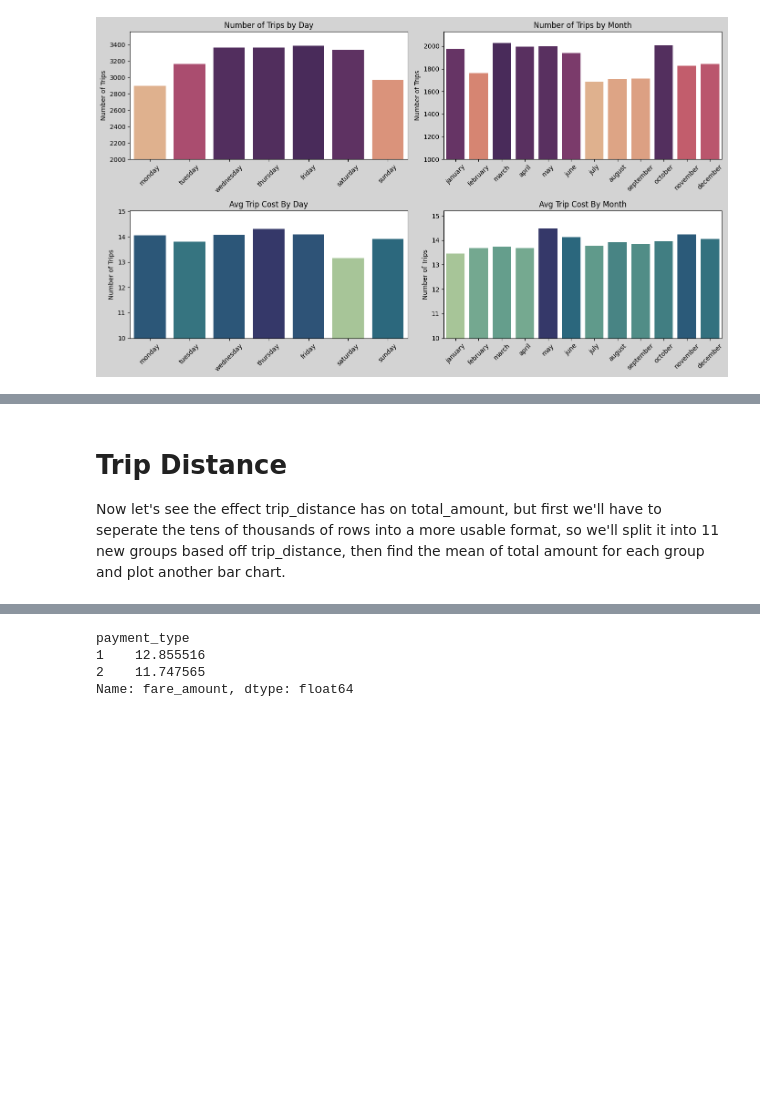
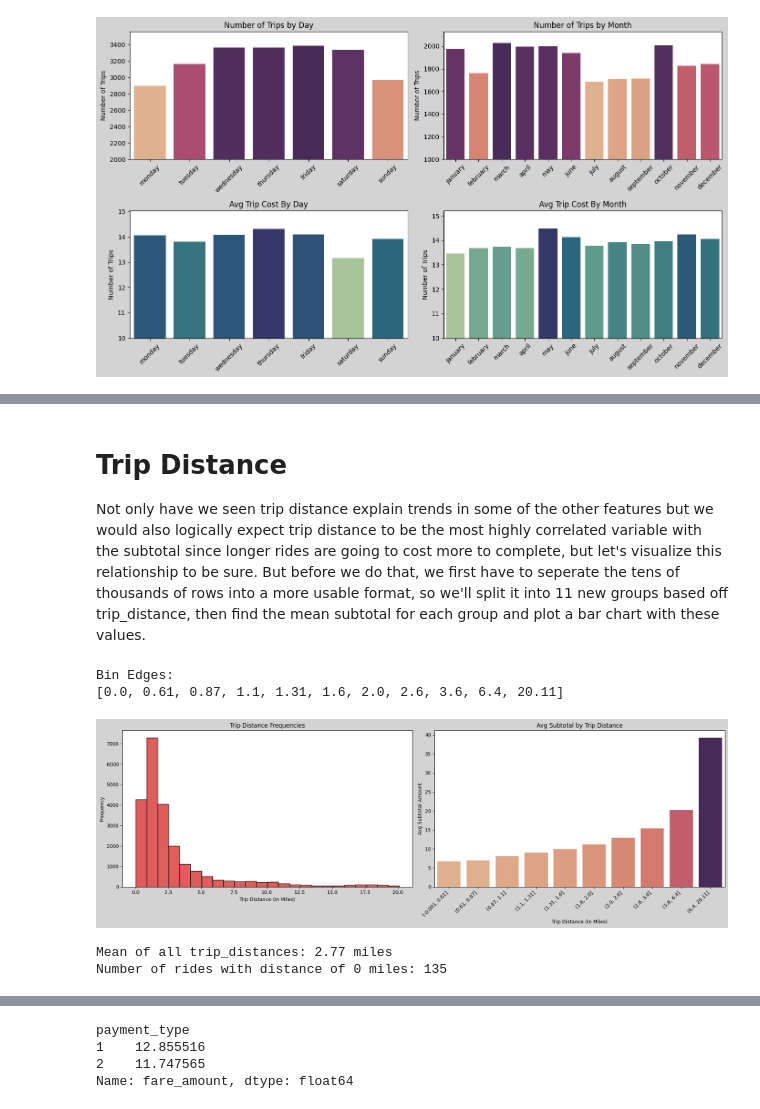
Before and after one commit to DonFetti/TaxiCab_Project, a Jupyter notebook: taxi_exploratory.ipynb, the cells around one changed output, grey strips where cells are left out. Drawn from its saved outputs; the diff is of its cells as text; code cells hidden in the pictures; blank space fills up the shorter version.

```diff
--- a/taxi_exploratory.ipynb
+++ b/taxi_exploratory.ipynb
@@ -229,7 +234,7 @@ We see no real discernable difference in the total amounts by different numbers
 # %% [markdown]
 # Trip Distance
 
-Now let's see the effect trip_distance has on total_amount, but first we'll have to seperate the tens of thousands of rows into a more usable format, so we'll split it into 11 new groups based off trip_distance, then find the mean of total amount for each group and plot another bar chart.
+Not only have we seen trip distance explain trends in some of the other features but we would also logically expect trip distance to be the most highly correlated variable with the subtotal since longer rides are going to cost more to complete, but let's visualize this relationship to be sure. But before we do that, we first have to seperate the tens of thousands of rows into a more usable format, so we'll split it into 11 new groups based off trip_distance, then find the mean subtotal for each group and plot a bar chart with these values.
 # %%
 bins = [0.0]
 for i in range(1,11):
@@ -239,32 +244,41 @@ quantiles = []
 for i in bins:
     quantiles.append(df['trip_distance'].quantile(i))
 quantiles.sort()
+print("Bin Edges:")
 print(quantiles)
 
 df['group'] = pd.cut(df['trip_distance'], bins=quantiles, include_lowest=True, right=True, duplicates='drop')
-avg_ta_trip_dist = df.groupby('group', observed=False)['total_amount'].mean()
-print(avg_ta_trip_dist)
+avg_ta_trip_dist = df.groupby('group', observed=False)['subtotal'].mean()
+# %% [output]
+Bin Edges:
+[0.0, 0.61, 0.87, 1.1, 1.31, 1.6, 2.0, 2.6, 3.6, 6.4, 20.11]
 # %%
 fig, axes = plt.subplots(nrows=1, ncols=2, figsize=(18, 6))
+fig.patch.set_facecolor('lightgrey')
 
 # Plot histogram using Seaborn on the first subplot
-sns.histplot(df["trip_distance"], bins=25, color="tab:orange", ax=axes[0])
+sns.histplot(df["trip_distance"], bins=24, color="tab:red", ax=axes[0])
 axes[0].set_xlabel('Trip Distance (In Miles)')
 axes[0].set_ylabel('Frequency')
 axes[0].set_title('Trip Distance Frequencies')
 
 # Plot bar chart using Seaborn on the second subplot
 avg_ta_trip_dist_keys = avg_ta_trip_dist.index.tolist()
 avg_ta_trip_dist_values = avg_ta_trip_dist.values.tolist()
-sns.barplot(x=avg_ta_trip_dist_keys, y=avg_ta_trip_dist_values, color="tab:red", ax=axes[1])
+sns.barplot(x=avg_ta_trip_dist_keys, y=avg_ta_trip_dist_values, palette="flare", hue = avg_ta_trip_dist_values, legend = False, ax=axes[1])
 axes[1].set_xticklabels(avg_ta_trip_dist_keys, rotation=45, ha="right")
 axes[1].set_xlabel('Trip Distance (In Miles)')
-axes[1].set_ylabel('Mean Total Amount')
-axes[1].set_title('Mean Total Amount by Trip Distance')
+axes[1].set_ylabel('Avg Subtotal Amount')
+axes[1].set_title('Avg Subtotal by Trip Distance')
 
 # Adjust layout and display the figure
 plt.tight_layout()
 plt.show()
 
+print(f'Mean of all trip_distances: {round(df["trip_distance"].mean(), 2)} miles')
 print(f'Number of rides with distance of 0 miles: ' + str(sum(df['trip_distance']==0)))
+# %% [output]
+[figure, added]
+Mean of all trip_distances: 2.77 miles
+Number of rides with distance of 0 miles: 135
 # %% [markdown]
```
Also changed, not shown: parts of 29 cells of this notebook, 1 other file.
